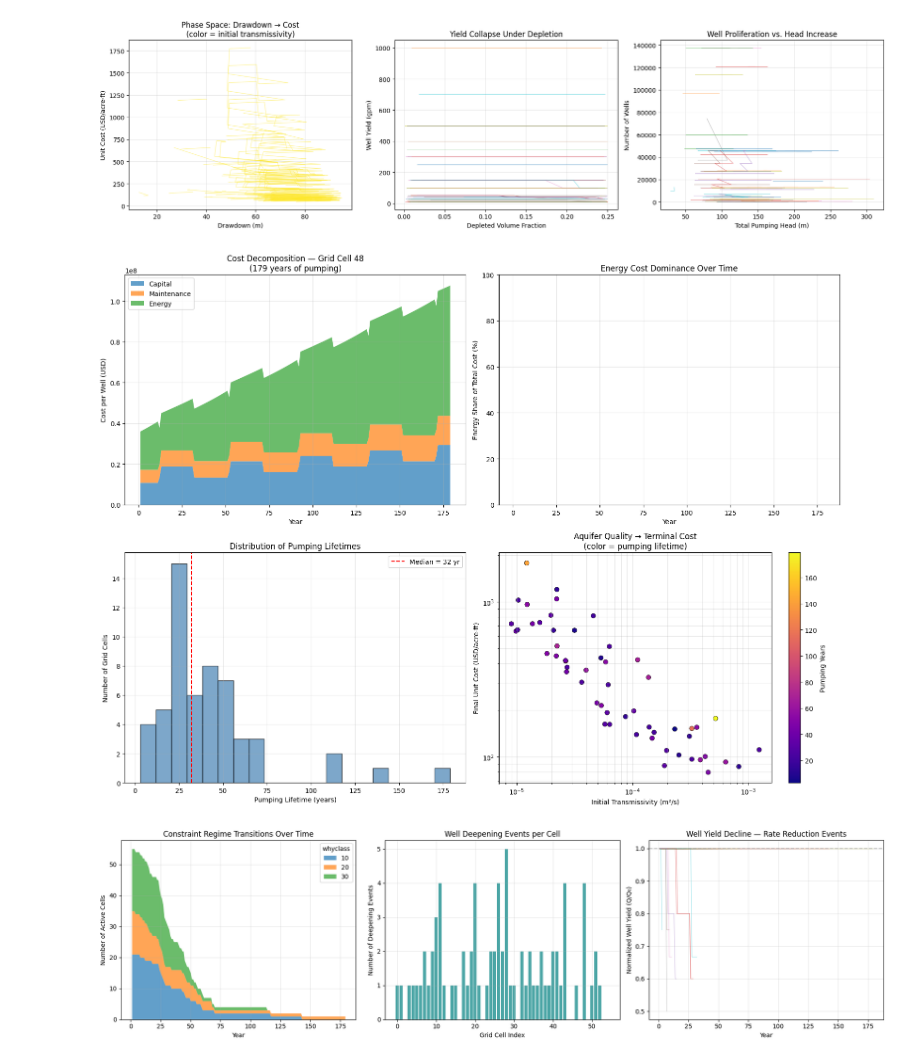
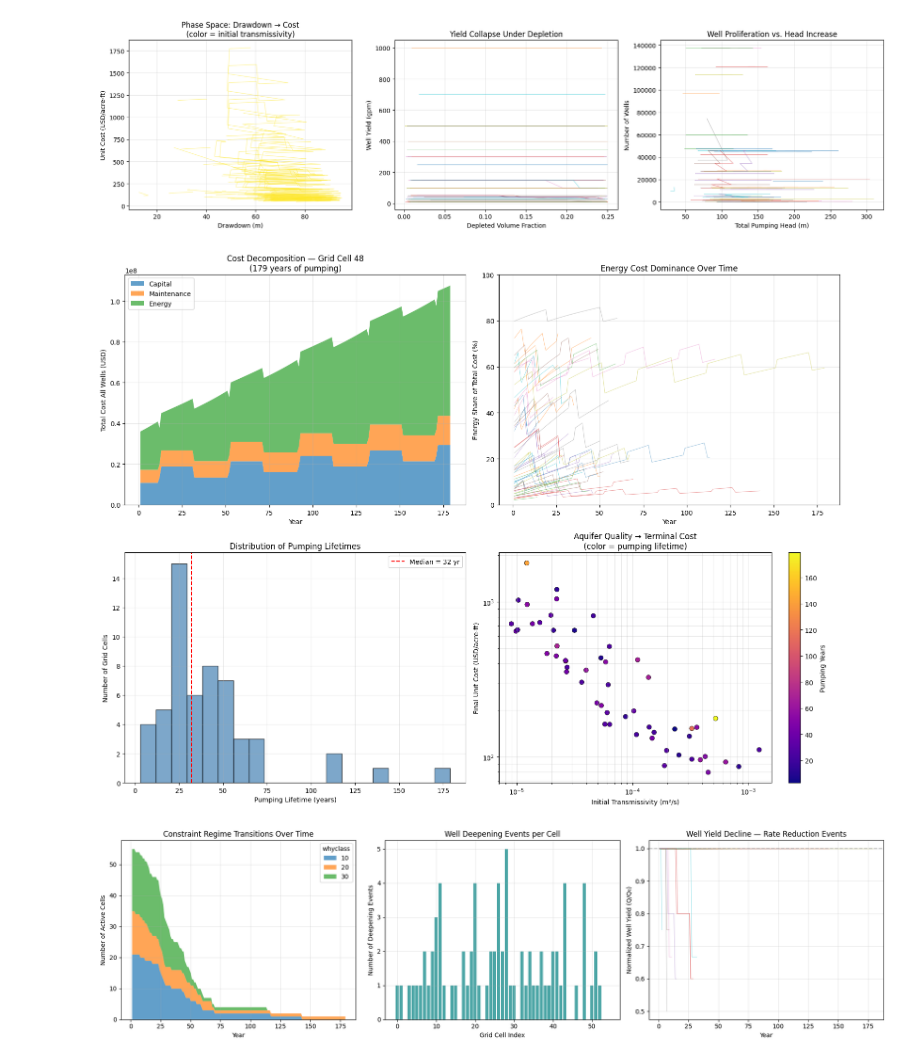
Before and after one commit to MSD-LIVE/jupyter-notebook-superwell, a Jupyter notebook: notebooks/superwell_prerun.ipynb, the cells around one changed output. Saved outputs shown, nothing was run; the diff lists cells and outputs as text; code cells hidden in the pictures.

Commit message:
minor bugfix with energy share of costs per well

```diff
--- a/notebooks/superwell_prerun.ipynb
+++ b/notebooks/superwell_prerun.ipynb
@@ -572,13 +572,13 @@ axes[0,0].stackplot(cell_data.year_number,
                      labels=['Capital', 'Maintenance', 'Energy'],
                      alpha=0.7)
 axes[0,0].set_xlabel('Year')
-axes[0,0].set_ylabel('Cost per Well (USD)')
+axes[0,0].set_ylabel('Total Cost All Wells (USD)')
 axes[0,0].set_title(f'Cost Decomposition — Grid Cell {longest_cell}\n({len(cell_data)} years of pumping)')
 axes[0,0].legend(loc='upper left')
 axes[0,0].grid(True, alpha=0.3)
 
 # (ii) Energy fraction of total cost across all cells over time
-results['energy_fraction'] = results['energy_cost'] / (results['total_cost_perwell'] + 1e-10)
+results['energy_fraction'] = results['energy_cost'] / (results['total_cost_allwells'] + 1e-10)
 for gid, grp in results.groupby('grid_id'):
     axes[0,1].plot(grp.year_number, grp.energy_fraction * 100, alpha=0.4, linewidth=0.8)
 axes[0,1].set_xlabel('Year')
@@ -589,34 +589,34 @@ axes[0,1].set_ylim(0, 100)
 
 # (iii) Histogram: pumping lifetime distribution
 lifetimes = results.groupby('grid_id')['year_number'].max()
 axes[1,0].hist(lifetimes, bins=20, edgecolor='black', alpha=0.7, color='steelblue')
 axes[1,0].axvline(lifetimes.median(), color='red', linestyle='--', label=f'Median = {lifetimes.median():.0f} yr')
 axes[1,0].set_xlabel('Pumping Lifetime (years)')
 axes[1,0].set_ylabel('Number of Grid Cells')
 axes[1,0].set_title('Distribution of Pumping Lifetimes')
 axes[1,0].legend()
 axes[1,0].grid(True, alpha=0.3)
 
 # (iv) Scatter: initial transmissivity vs final unit cost (log-log)
 first_year = results.loc[results.groupby('grid_id')['year_number'].idxmin()]
 last_year = results.loc[results.groupby('grid_id')['year_number'].idxmax()]
 merged = first_year[['grid_id', 'transmissivity', 'porosity', 'orig_aqfr_sat_thickness']].merge(
     last_year[['grid_id', 'unit_cost_per_acreft', 'year_number']], on='grid_id')
 
 sc = axes[1,1].scatter(merged.transmissivity, merged.unit_cost_per_acreft,
                         c=merged.year_number, cmap='plasma', s=50, edgecolors='k', linewidths=0.5)
 axes[1,1].set_xscale('log')
 axes[1,1].set_yscale('log')
 axes[1,1].set_xlabel('Initial Transmissivity (m²/s)')
 axes[1,1].set_ylabel('Final Unit Cost (USD/acre-ft)')
 axes[1,1].set_title('Aquifer Quality → Terminal Cost\n(color = pumping lifetime)')
 plt.colorbar(sc, ax=axes[1,1], label='Pumping Years')
 axes[1,1].grid(True, alpha=0.3, which='both')
 
 plt.tight_layout()
 plt.show()
 # %% [output]
-[figure, old version]
+[figure, new version]
 # %%
 # ── 5e. Regime Classification: Deepening vs Rate Reduction ──────────────────
 # Cells that hit the aquifer bottom must reduce pumping rate → different cost path
```
Also changed, not shown: 1 other file.
